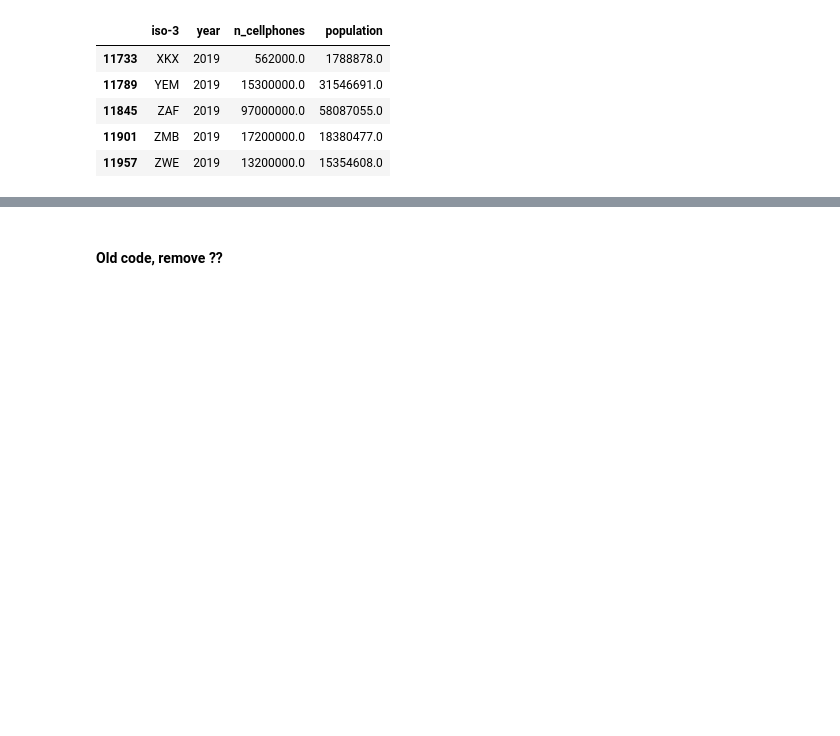
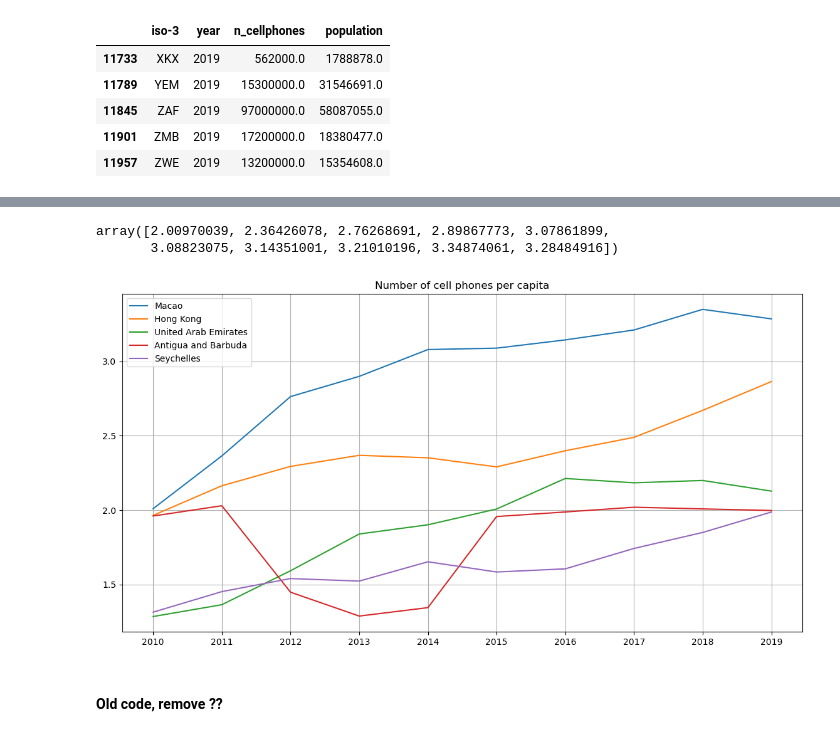
Before and after one commit to totatorbj/su-mt4007, a Jupyter notebook: HW4/HW4.ipynb, the cells around one changed output, grey strips where cells are left out. Saved outputs shown, nothing was run; the diff lists cells and outputs as text; code cells hidden in the pictures; blank space fills up the shorter version.

```diff
--- a/HW4/HW4.ipynb
+++ b/HW4/HW4.ipynb
@@ -404,3 +790,28 @@ styled_sorted_resetted_table_2
+# %%
+y_M.values
+# %% [output]
+array([2.00970039, 2.36426078, 2.76268691, 2.89867773, 3.07861899,
+       3.08823075, 3.14351001, 3.21010196, 3.34874061, 3.28484916])
+# %%
+y_HK = unstacked_indexed_merged_second_table_df.loc[ y_years, ('phones_per_capita' ,'Hong Kong')]
+# %%
+y_UAE =   unstacked_indexed_merged_second_table_df.loc[ y_years, ('phones_per_capita' ,'United Arab Emirates')]
+# %%
+y_AaB =  unstacked_indexed_merged_second_table_df.loc[ y_years, ('phones_per_capita' ,'Antigua and Barbuda')]
+# %%
+y_S = unstacked_indexed_merged_second_table_df.loc[ y_years, ('phones_per_capita' ,'Seychelles')]
+# %%
+fig, axs = plt.subplots(figsize= (14,7))
+axs.plot(y_M.index, y_M.values, label='Macao')
+axs.plot(y_M.index, y_HK.values, label='Hong Kong')
+axs.plot(y_M.index, y_UAE.values, label='United Arab Emirates')
+axs.plot(y_M.index, y_AaB.values, label='Antigua and Barbuda')
+axs.plot(y_M.index, y_S.values, label='Seychelles')
+axs.set_title('Number of cell phones per capita')
+axs.grid()
+axs.legend();
+# %% [output]
+[figure, added]
 # %% [markdown]
 
 #### Old code, remove ??
```
Also changed, not shown: parts of 155 cells of this notebook, 1 other file.
